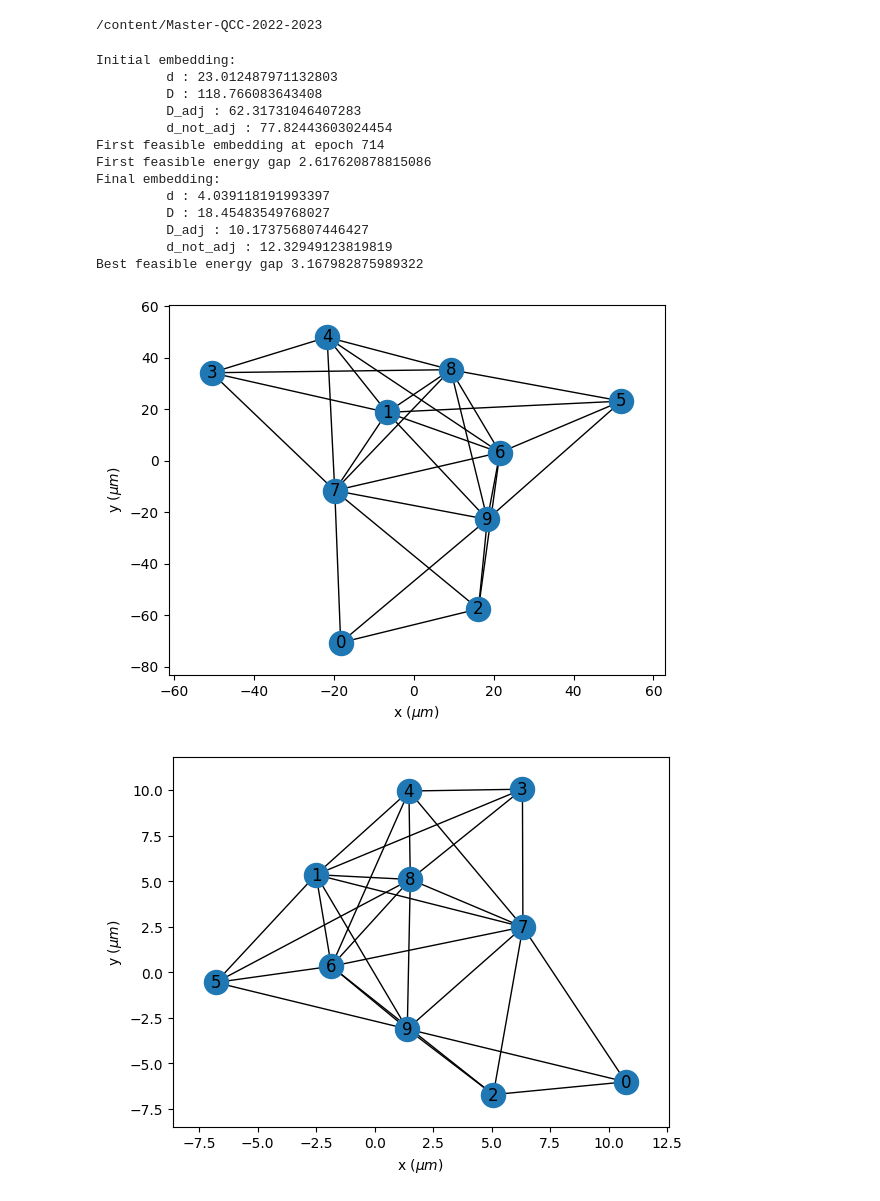
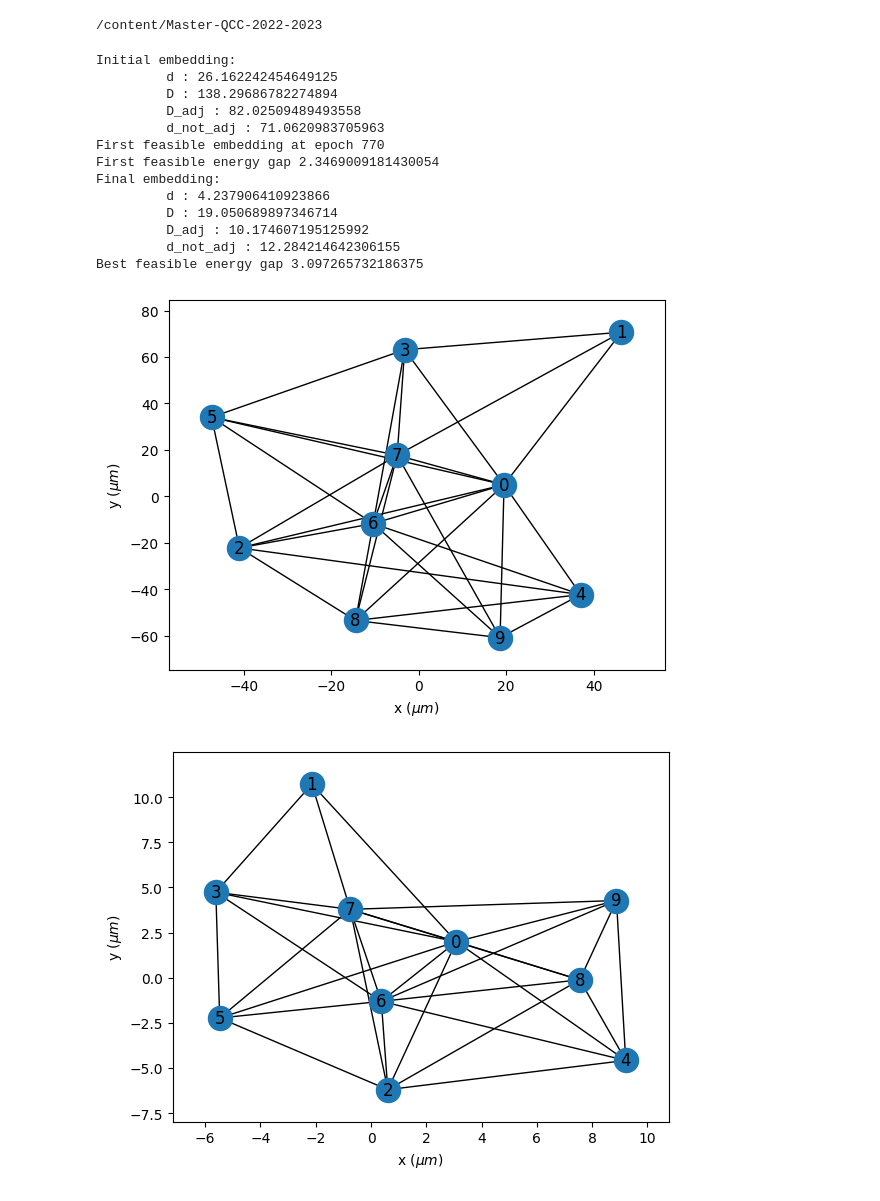
Before and after one commit to LINKS-Foundation-CPE/Master-QCC-2022-2023, a Jupyter notebook: embedding.ipynb, the cells around one changed output. Cells and saved outputs as stored; diff of their text form; code cells hidden in the pictures.

Commit message:
updated embedding notebook

```diff
--- a/embedding.ipynb
+++ b/embedding.ipynb
@@ -54,12 +52,12 @@ Chadoq2.change_rydberg_level(60)
 # %%
-class GEAN(torch.nn.Module):
-    """ GEAN model: Autoencoder network with additional sparse layers that allows the computation of Euclidean
+class DEN(torch.nn.Module):
+    """ DEN model: Autoencoder network with additional sparse layers that allows the computation of squared Euclidean
         distaces between pairs of points as output of the forward step.
     """
 
     def __init__(self, num_vertexes, p_drop=0.5, max_value=50, dim=2):
-        super(GEAN, self).__init__()
-        """ Initialize GEAN model attributes.
+        super(DEN, self).__init__()
+        """ Initialize DEN model attributes.
 
         Args:
             num_vertexes ( int ): number of vertexes, i.e. points
@@ -217,9 +215,9 @@ set_init_pos='FR'
 max_mus_machine=3
 min_freq = np.pi/(np.sqrt(2)*max_mus_machine)
 # blockade radius
-max_dist_adj = Chadoq2.rydberg_blockade_radius(min_freq)
+max_dist_adj = AnalogDevice.rydberg_blockade_radius(min_freq)
 num_vertexes=10
-file_path="graphs/{}G_{}ud.gpickle".format(num_vertexes, 6)
+file_path="graphs/{}G_{}ud.gpickle".format(num_vertexes, 1)
 
 # preprocessing phase
 G_init, init_pos = load_graph(file_path, max_dist, set_init_pos, dim)
@@ -233,21 +231,21 @@ adj_tensor = compute_adj_tensor(A)
 # initial coordinates tensor
 init_pos_tensor = torch.Tensor(init_pos.T.flatten()).to(device)
 
-# initialize the GEAN model
-GEAN_model =  GEAN(num_vertexes, dim=dim).to(device)
-optimizer = torch.optim.AdamW(GEAN_model.parameters(), lr=1e-3)
+# initialize the DEN model
+DEN_model =  DEN(num_vertexes, dim=dim).to(device)
+optimizer = torch.optim.AdamW(DEN_model.parameters(), lr=1e-3)
 
 best_gap = -1
 gap_loss = 0.1
 epoch=0
 
 # learning phase
-while epoch <= 2000:
+while epoch <= 1000:
     with torch.autograd.set_detect_anomaly(True):
 
         # train step
-        GEAN_model.train()
-        output_dists_train = GEAN_model(init_pos_tensor)
+        DEN_model.train()
+        output_dists_train = DEN_model(init_pos_tensor)
         optimizer.zero_grad()
         loss_min, loss_max = embedding_loss(output_dists_train, adj_tensor, device, gap=gap_loss, max_adj_feasible=max_dist_adj)
         loss_val = loss_min + loss_max
@@ -256,10 +254,10 @@ while epoch <= 2000:
 
 
         # inference step
-        GEAN_model.eval()
-        _ = GEAN_model(init_pos_tensor)
-        gean_pos = GEAN_model.pos
-        D = distance_matrix(gean_pos, gean_pos)
+        DEN_model.eval()
+        _ = DEN_model(init_pos_tensor)
+        den_pos = DEN_model.pos
+        D = distance_matrix(den_pos, den_pos)
         found_feasible, gap = check_feasible_embedding(D, A, not_A, min_dist, max_dist, max_dist_adj)
         if found_feasible and gap > best_gap:
             if best_gap==-1:
@@ -268,48 +266,48 @@ while epoch <= 2000:
                 print(f'First feasible energy gap {(d_not_adj/D_adj)**6}')
             # optimize the adjacency gap
             gap_loss*=2
-            D_gean = D
+            D_den = D
             best_gap = gap
-            best_pos = gean_pos
+            best_pos = den_pos
     epoch+=1
 
 if best_gap > 0:
     # retrive the best feasible solution found so far
-    d, D, D_adj, d_not_adj = compute_dists_minmax(D_gean, A, not_A)
+    d, D, D_adj, d_not_adj = compute_dists_minmax(D_den, A, not_A)
     print(f'Final embedding:\n\t d : {d}\n\t D : {D}\n\t D_adj : {D_adj}\n\t d_not_adj : {d_not_adj}')
 
     print(f'Best feasible energy gap {(d_not_adj/D_adj)**6}')
     ud_G = nx.Graph()
 
     init_pos_dict, feasible_pos_dict = positions_dict(G_init, init_pos, best_pos)
-    max_dist_n1 = D_gean.argmax()//num_vertexes
-    max_dist_n2 = D_gean.argmax()%num_vertexes
+    max_dist_n1 = D_den.argmax()//num_vertexes
+    max_dist_n2 = D_den.argmax()%num_vertexes
     center = (best_pos[max_dist_n1]+best_pos[max_dist_n2])/2
 
     for n, coords in feasible_pos_dict.items():
         ud_G.add_node(n,pos=tuple(coords-center))
     ud_G.add_edges_from(G_init.edges())
 
     # show results
     if dim==2:
         visualize_2d(ud_G, init_pos_dict)
         visualize_2d(ud_G, feasible_pos_dict)
     else:
         visualize_3d(ud_G, init_pos_dict)
         visualize_3d(ud_G, feasible_pos_dict)
 # %% [output]
 Initial embedding:
-         d : 23.012487971132803
-         D : 118.766083643408
-         D_adj : 62.31731046407283
-         d_not_adj : 77.82443603024454
-First feasible embedding at epoch 714
-First feasible energy gap 2.617620878815086
+         d : 26.162242454649125
+         D : 138.29686782274894
+         D_adj : 82.02509489493558
+         d_not_adj : 71.0620983705963
+First feasible embedding at epoch 770
+First feasible energy gap 2.3469009181430054
 Final embedding:
-         d : 4.039118191993397
-         D : 18.45483549768027
-         D_adj : 10.173756807446427
-         d_not_adj : 12.32949123819819
-Best feasible energy gap 3.167982875989322
+         d : 4.237906410923866
+         D : 19.050689897346714
+         D_adj : 10.174607195125992
+         d_not_adj : 12.284214642306155
+Best feasible energy gap 3.097265732186375
-[figure, old version]
+[figure, new version]
-[figure, old version]
+[figure, new version]
```
Also changed, not shown: parts of 3 cells of this notebook.
